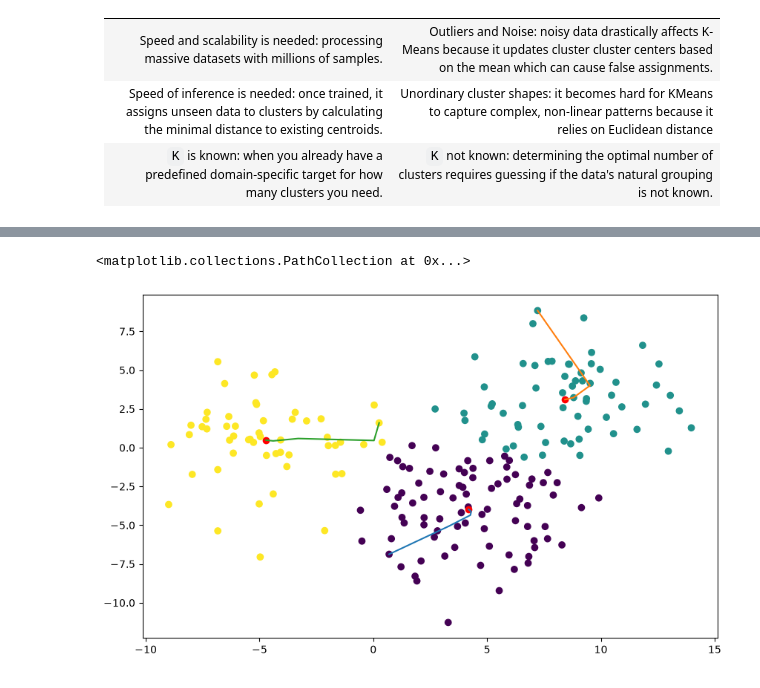
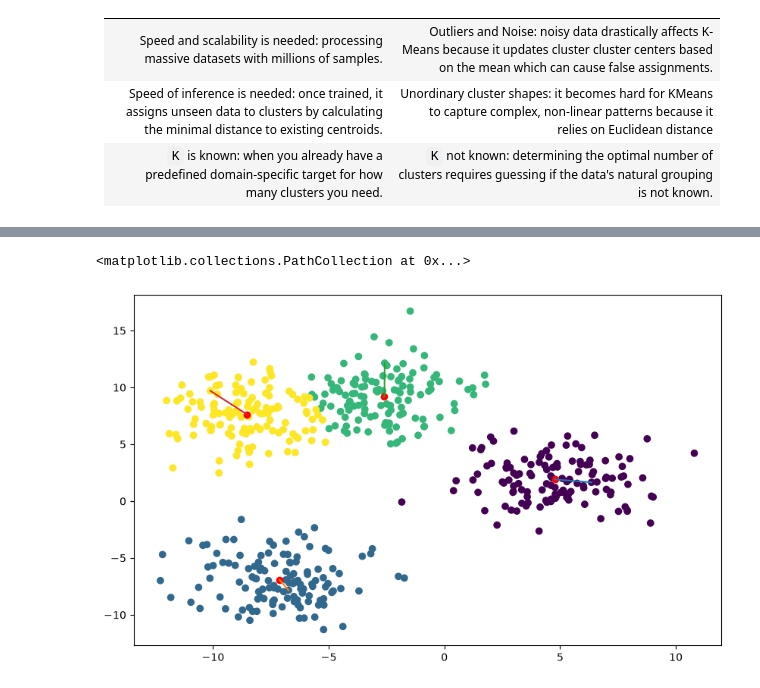
Before and after one commit to abouzkra/ML-from-Scratch, a Jupyter notebook: notebooks/03_clustering/01_K-Means.ipynb, the cells around one changed output, grey strips where cells are left out. Saved outputs shown, nothing was run; the diff lists cells and outputs as text; code cells hidden in the pictures.

```diff
--- a/notebooks/03_clustering/01_K-Means.ipynb
+++ b/notebooks/03_clustering/01_K-Means.ipynb
@@ -163,26 +148,21 @@ plt.plot(x, y)
 # %%
-from ml_from_scratch.clustering.kmeans import KMeans
-from sklearn.datasets import make_blobs
-import matplotlib.pyplot as plt
+n_samples = 500
+X, y = make_blobs(n_samples=n_samples, centers=4, n_features=2, random_state=42, cluster_std=2)
 
-n_samples = 200
-X, y = make_blobs(n_samples=n_samples, centers=4, n_features=2, random_state=123, cluster_std=2.5)
-
-k = 3
+k = 4
 model = KMeans(k=k, max_iter=200, save_centroid_updates=True)
 model.fit(X)
 
 plt.figure(figsize=(10, 6))
 feature_0 = X[:, 0]
 feature_1 = X[:, 1]
 
 for j in range(k):
     trajectory = model.centroid_updates[:, j, :]
-
     plt.plot(trajectory[:, 0], trajectory[:, 1])
 
 plt.scatter(feature_0, feature_1, c=model.transform(X))
 plt.scatter(model.centroids[:, 0], model.centroids[:, 1], color='red')
 # %% [output]
 <matplotlib.collections.PathCollection at 0x...>
-[figure, old version]
+[figure, new version]
```
Also changed, not shown: parts of 5 cells of this notebook, 8 other files.
